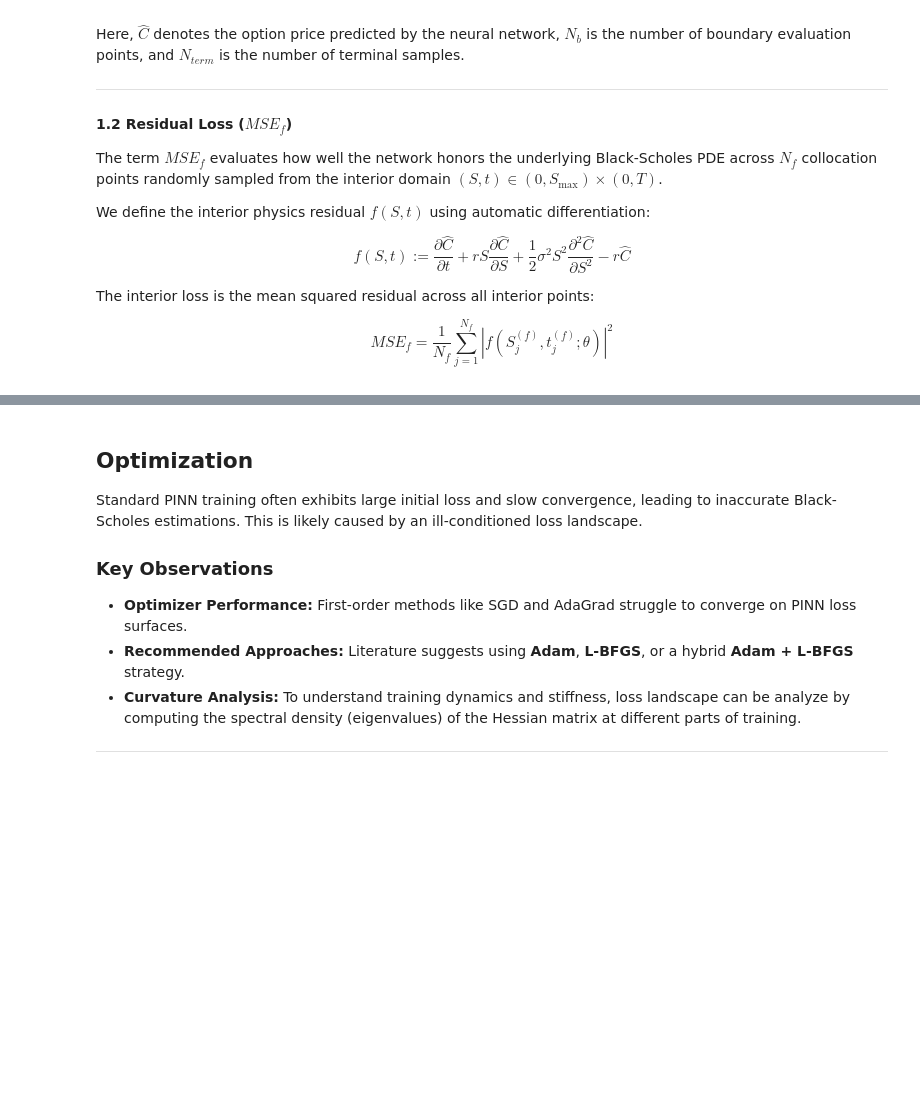
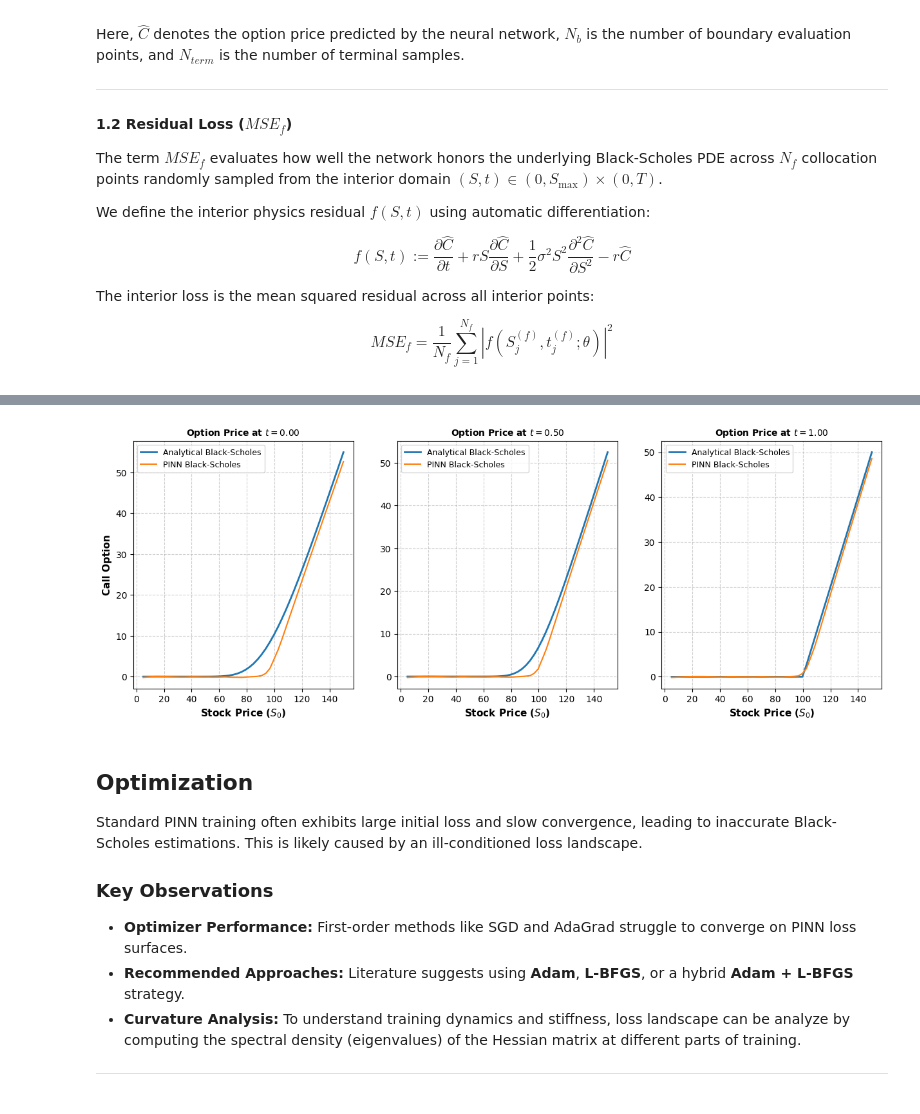
Before and after one commit to tzw321/PINN-Black-Scholes, a Jupyter notebook: Pinn/pinn.ipynb, the cells around one changed output, grey strips where cells are left out. Drawn from its saved outputs; the diff is of its cells as text; code cells hidden in the pictures; blank space fills up the shorter version.

```diff
--- a/Pinn/pinn.ipynb
+++ b/Pinn/pinn.ipynb
@@ -155,3 +151,7 @@ Total Loss: 240.2612971212926
+# %%
+plot_slices(r, sigma, K, T, n_slice=3, model=model)
+# %% [output]
+[figure, added]
 # %% [markdown]
 ## Optimization
 
```
Also changed, not shown: parts of 19 cells of this notebook, 3 other files.
